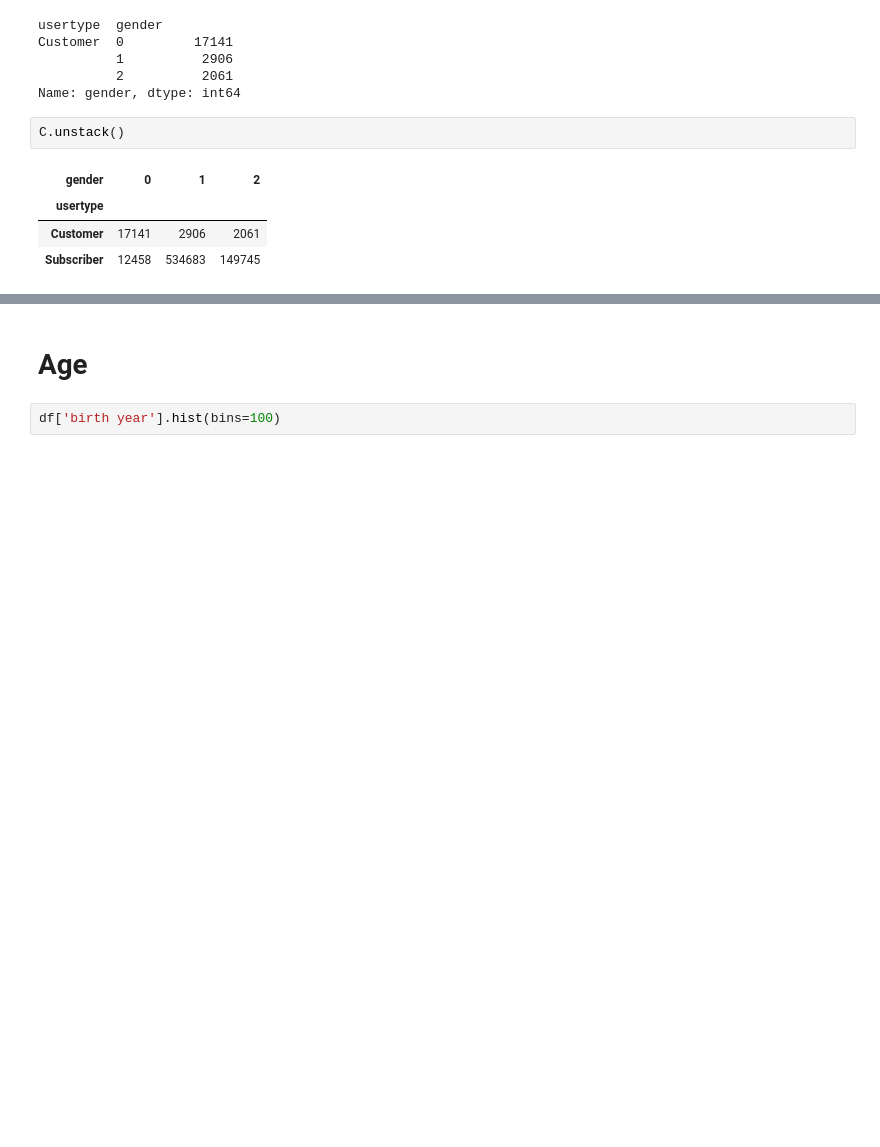
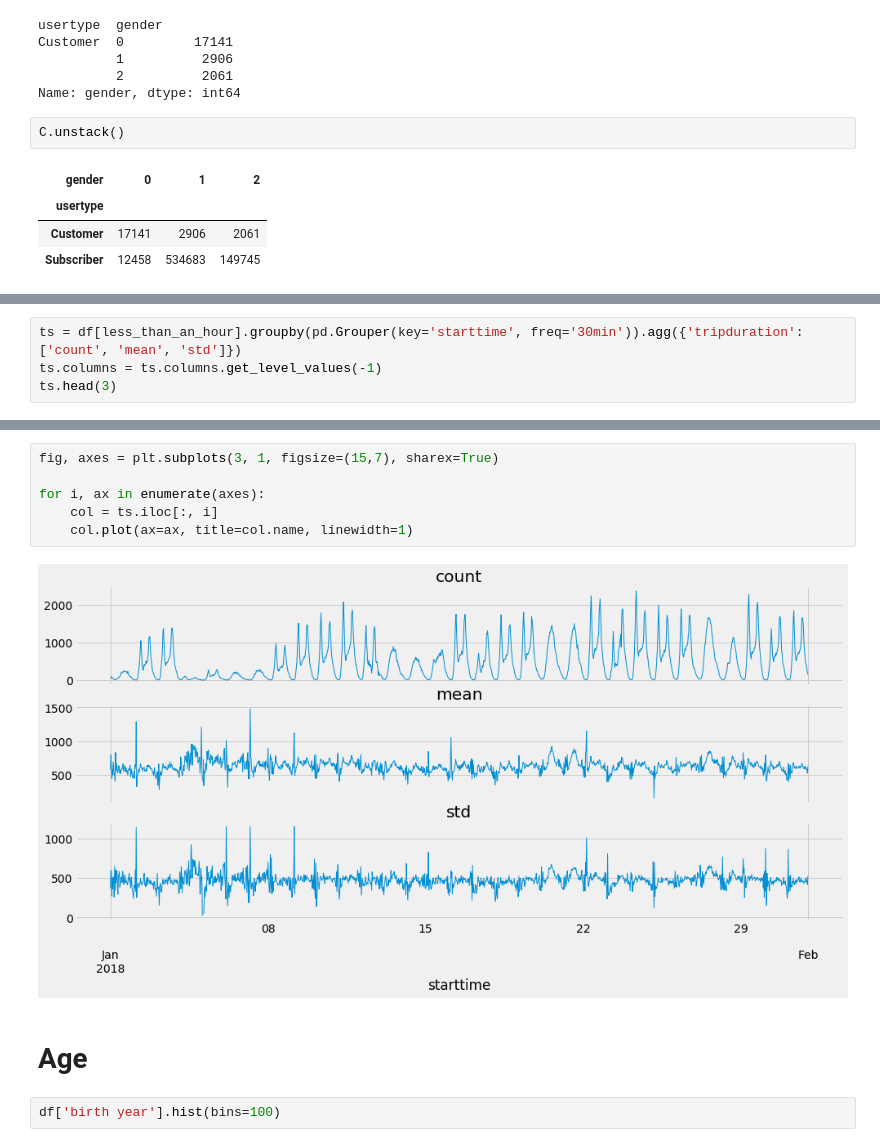
Before and after one commit to Casyfill/liceum, a Jupyter notebook: l5/Intro to Pandas_1.ipynb, the cells around one changed output, grey strips where cells are left out. Saved outputs shown, nothing was run; the diff lists cells and outputs as text; blank space fills up the shorter version.

```diff
--- a/l5/Intro to Pandas_1.ipynb
+++ b/l5/Intro to Pandas_1.ipynb
@@ -384,0 +376,4 @@ C.unstack()
+# %%
+ts = df[less_than_an_hour].groupby(pd.Grouper(key='starttime', freq='30min')).agg({'tripduration': ['count', 'mean', 'std']})
+ts.columns = ts.columns.get_level_values(-1)
+ts.head(3)
@@ -385,3 +386,11 @@ C.unstack()
+# %%
+fig, axes = plt.subplots(3, 1, figsize=(15,7), sharex=True)
+
+for i, ax in enumerate(axes):
+    col = ts.iloc[:, i]
+    col.plot(ax=ax, title=col.name, linewidth=1)
+# %% [output]
+[figure, added]
 # %% [markdown]
 # Age
 # %%
```
Also changed, not shown: parts of 8 cells of this notebook, 2 other files.
